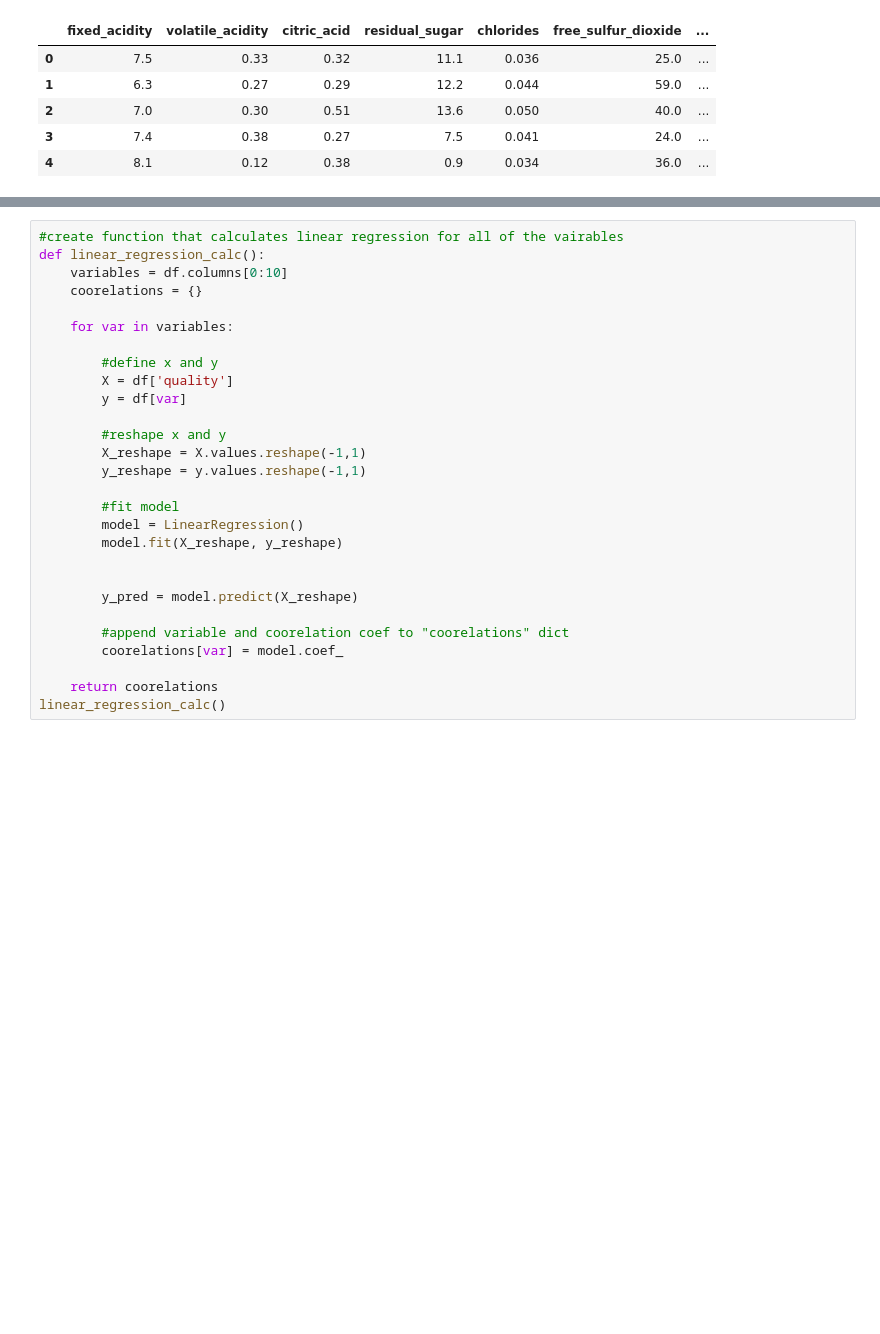
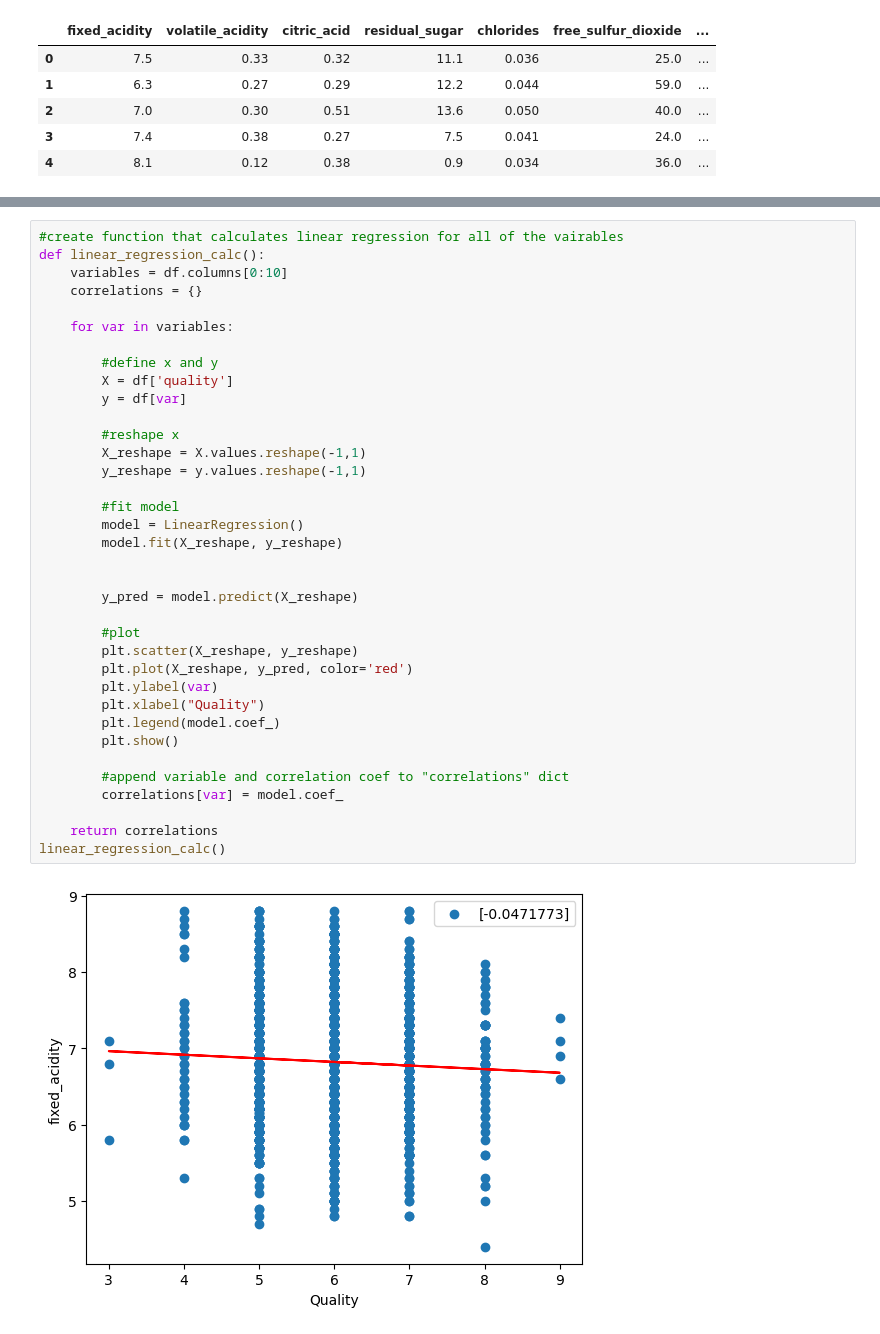
Before and after one commit to MMosquito/Four_WINE-Os, a Jupyter notebook: single_variable_linear_regression.ipynb, the cells around one changed output, grey strips where cells are left out. Drawn from its saved outputs; the diff is of its cells as text; blank space fills up the shorter version.

Commit message:
added graphs to single_variable_linear_regressian.ipynb

```diff
--- a/single_variable_linear_regression.ipynb
+++ b/single_variable_linear_regression.ipynb
@@ -42,29 +42,38 @@ Index(['fixed_acidity', 'volatile_acidity', 'citric_acid', 'residual_sugar',
 # %%
 #create function that calculates linear regression for all of the vairables
 def linear_regression_calc():
     variables = df.columns[0:10]
-    coorelations = {}
+    correlations = {}
 
     for var in variables:
 
         #define x and y
         X = df['quality']
         y = df[var]
 
-        #reshape x and y
+        #reshape x
         X_reshape = X.values.reshape(-1,1)
         y_reshape = y.values.reshape(-1,1)
 
         #fit model
         model = LinearRegression()
         model.fit(X_reshape, y_reshape)
 
 
         y_pred = model.predict(X_reshape)
 
-        #append variable and coorelation coef to "coorelations" dict
-        coorelations[var] = model.coef_
+        #plot
+        plt.scatter(X_reshape, y_reshape)
+        plt.plot(X_reshape, y_pred, color='red')
+        plt.ylabel(var)
+        plt.xlabel("Quality")
+        plt.legend(model.coef_)
+        plt.show()
 
-    return coorelations
+        #append variable and correlation coef to "correlations" dict
+        correlations[var] = model.coef_
+
+    return correlations
 linear_regression_calc()
 # %% [output]
+[figure, added]
```
Also changed, not shown: parts of 5 cells of this notebook.
